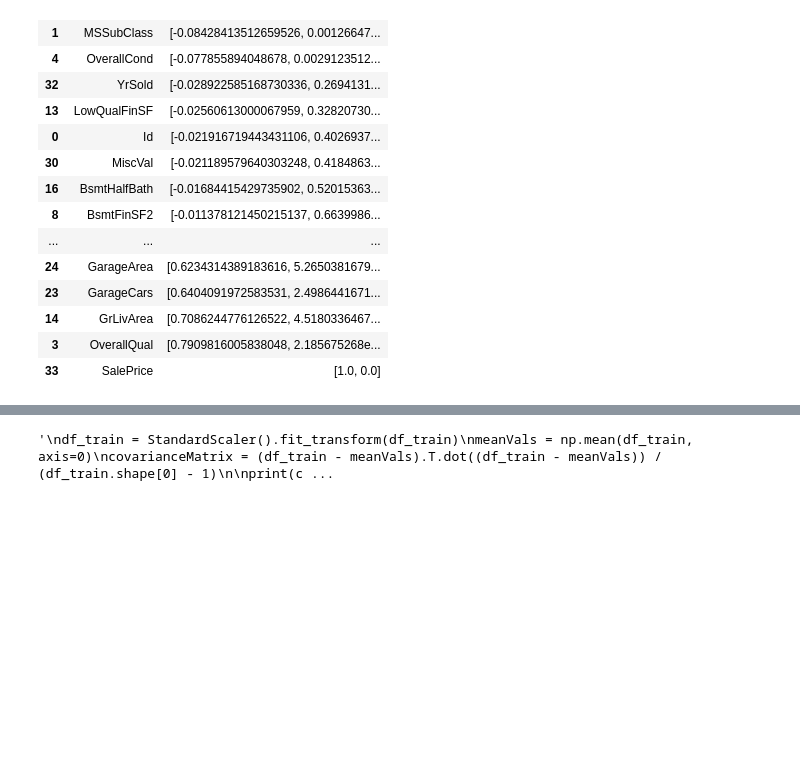
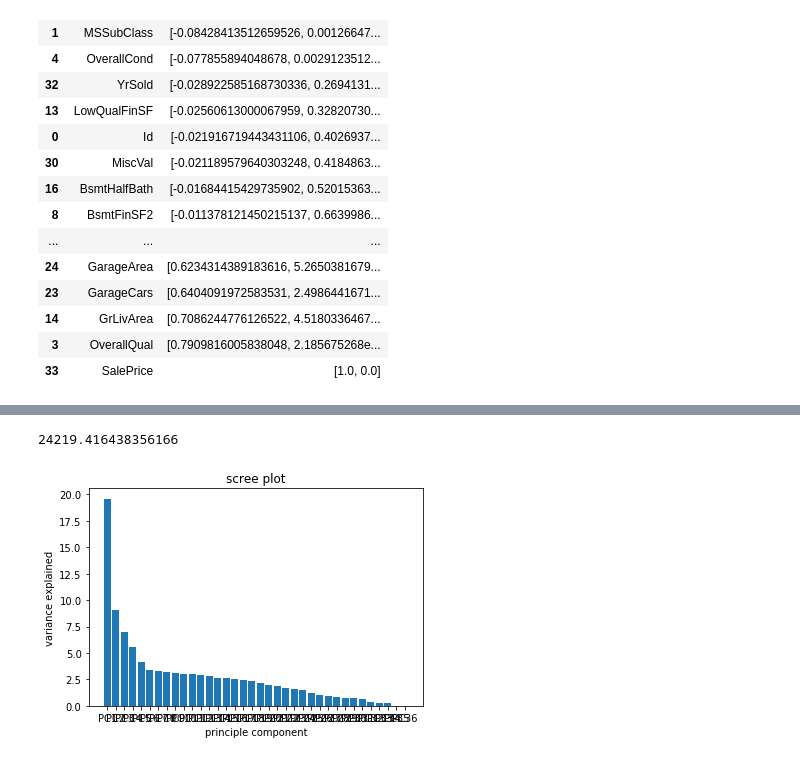
Before and after one commit to foreverloop/house-regress-k, a Jupyter notebook: HouseRegression.ipynb, the cells around one changed output, grey strips where cells are left out. Drawn from its saved outputs; the diff is of its cells as text; code cells hidden in the pictures; blank space fills up the shorter version.

```diff
--- a/HouseRegression.ipynb
+++ b/HouseRegression.ipynb
@@ -200,16 +218,40 @@ imputed_X_valid.columns = X_valid.columns
 # %%
-df_pca_train = StandardScaler().fit_transform(df_train)
-meanVals = np.mean(df_train, axis=0)
-covarianceMatrix = (df_train - meanVals).T.dot((df_train - meanVals)) / (df_train.shape[0] - 1)
+rf = RandomForestRegressor(random_state=1,n_estimators=10)
+rf.fit(principalComp,y_train)
 
-print(covarianceMatrix)
+##### now make the test PCA
+imputed_X_valid = StandardScaler().fit_transform(imputed_X_valid)
+meanVals = np.mean(imputed_X_valid, axis=0)
+covarianceMatrix = (imputed_X_valid - meanVals).T.dot((imputed_X_valid - meanVals)) / (imputed_X_valid.shape[0] - 1)
+
 eValues, eVec = np.linalg.eig(covarianceMatrix)
 
 eigenPairs = [(np.abs(eValues[i]), eVec[:, i]) for i in range(len(eValues))]
 eigenPairs.sort()
 eigenPairs.reverse()
 
-top2Matrix = np.hstack((eigenPairs[0][1].reshape(4,1), eigenPairs[1][1].reshape(4,1)))
-principalComp = df_train.dot(top2Matrix)
+top2Matrix = np.hstack((eigenPairs[0][1].reshape(36,1), eigenPairs[1][1].reshape(36,1)))
+principalComp_valid = imputed_X_valid.dot(top2Matrix)
+
+price_predictions = rf.predict(principalComp_valid)
+
+#error seems very low...something could be off though
+print(mean_absolute_error(y_valid,price_predictions))
 # %% [output]
-'\ndf_train = StandardScaler().fit_transform(df_train)\nmeanVals = np.mean(df_train, axis=0)\ncovarianceMatrix = (df_train - meanVals).T.dot((df_train - meanVals)) / (df_train.shape[0] - 1)\n\nprint(c ...
+24219.416438356166
+# %%
+pca = PCA()
+pca.fit(imputed_X_train)
+pca_fin = pca.transform(imputed_X_train)
+per_var = np.round(pca.explained_variance_ratio_ * 100,decimals=1)
+labelsp = ['PC' + str(x) for x in range(1,len(per_var)+1)]
+plt.bar(x=range(1,len(per_var)+1),height=per_var,tick_label=labelsp)
+plt.xlabel("principle component")
+plt.ylabel("variance explained")
+plt.title("scree plot")
+plt.show()
+
+#this plot shows that only approximately 36% of the variation is accounted for in this PCA
+#the usual threshold might be 95% if we were being strict, but a minimum of 60% for it to be useable
+# %% [output]
+[figure, added]
```
Also changed, not shown: parts of 5 cells of this notebook.
